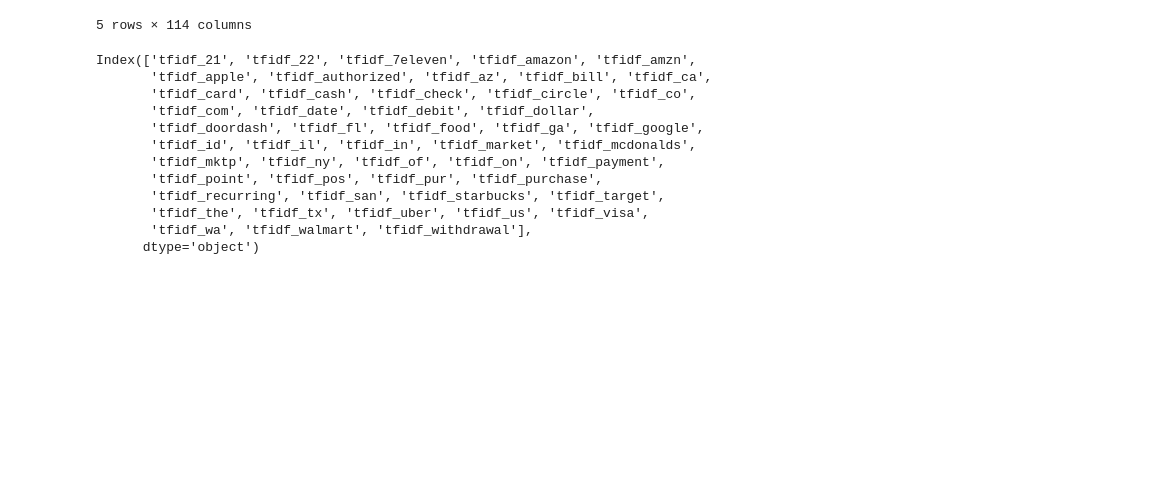
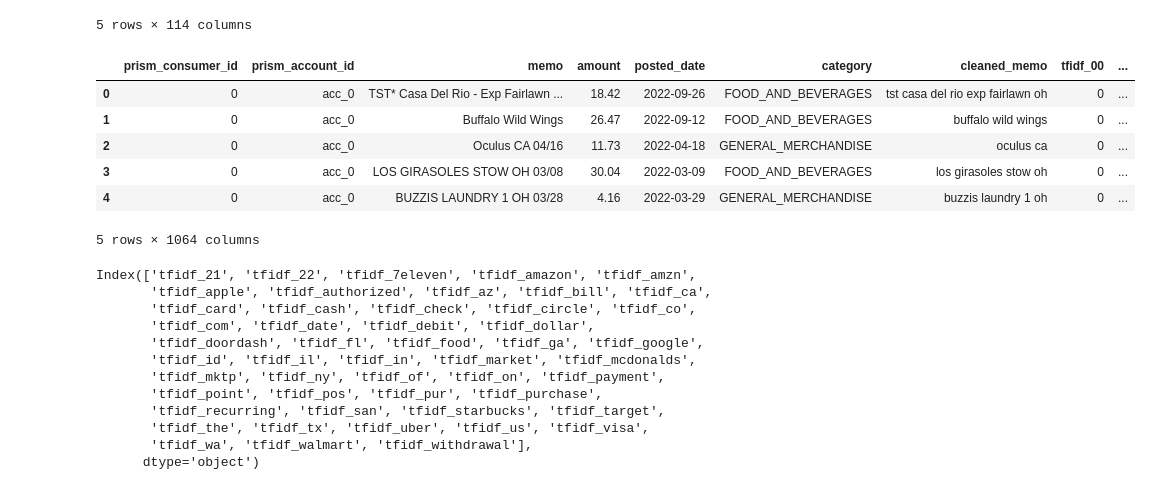
Before and after one commit to danielrmathew/prism-data-credit, a Jupyter notebook: drm_notebook.ipynb, the cells around one changed output. Drawn from its saved outputs; the diff is of its cells as text; code cells hidden in the pictures; blank space fills up the shorter version.

Commit message:
improved model with more tfidf features

```diff
--- a/drm_notebook.ipynb
+++ b/drm_notebook.ipynb
@@ -320,6 +320,9 @@ from sklearn.feature_extraction.text import TfidfVectorizer
 # %%
 vectorizer = TfidfVectorizer(max_features=50)
 tfidf = vectorizer.fit_transform(cleaned_memos)
+# %%
+vectorizer_2 = TfidfVectorizer(max_features=1000)
+tfidf_2 = vectorizer_2.fit_transform(cleaned_memos)
 # %%
 vectorizer.get_feature_names_out()
 # %% [output]
@@ -421,8 +427,12 @@ date_one_hot_df = pd.DataFrame.sparse.from_spmatrix(date_one_hot, columns=date_c
 
 amount_columns = np.concatenate([feature[1:] for feature in amount_enc.categories_])
 amount_one_hot_df = pd.DataFrame.sparse.from_spmatrix(amount_one_hot, columns=amount_columns)
+# %%
+tfidf_df_2 = pd.DataFrame.sparse.from_spmatrix(tfidf_2, columns=[f'tfidf_{feature}' for feature in vectorizer_2.get_feature_names_out()])
 # %%
 outflows_features = pd.concat([outflows_with_memo, tfidf_df, date_one_hot_df, amount_one_hot_df], axis=1)
+# %%
+outflows_features_2 = pd.concat([outflows_with_memo, tfidf_df_2, date_one_hot_df, amount_one_hot_df], axis=1)
 # %%
 # Get unique customer_ids
 ids_memo = outflows_features.prism_consumer_id.unique()
@@ -442,6 +455,16 @@ outflows_features_train.head()
 | 3 | 0 | acc_0 | LOS GIRASOLES STOW OH 03/08 | 30.04 | 2022-03-09 | FOOD_AND_BEVERAGES | los girasoles stow oh | 0 | ... |
 | 4 | 0 | acc_0 | BUZZIS LAUNDRY 1 OH 03/28 | 4.16 | 2022-03-29 | GENERAL_MERCHANDISE | buzzis laundry 1 oh | 0 | ... |
 5 rows × 114 columns
+# %%
+outflows_features_2.head()
+# %% [output]
+|  | prism_consumer_id | prism_account_id | memo | amount | posted_date | category | cleaned_memo | tfidf_00 | ... |
+| 0 | 0 | acc_0 | TST* Casa Del Rio - Exp Fairlawn ... | 18.42 | 2022-09-26 | FOOD_AND_BEVERAGES | tst casa del rio exp fairlawn oh | 0 | ... |
+| 1 | 0 | acc_0 | Buffalo Wild Wings | 26.47 | 2022-09-12 | FOOD_AND_BEVERAGES | buffalo wild wings | 0 | ... |
+| 2 | 0 | acc_0 | Oculus CA 04/16 | 11.73 | 2022-04-18 | GENERAL_MERCHANDISE | oculus ca | 0 | ... |
+| 3 | 0 | acc_0 | LOS GIRASOLES STOW OH 03/08 | 30.04 | 2022-03-09 | FOOD_AND_BEVERAGES | los girasoles stow oh | 0 | ... |
+| 4 | 0 | acc_0 | BUZZIS LAUNDRY 1 OH 03/28 | 4.16 | 2022-03-29 | GENERAL_MERCHANDISE | buzzis laundry 1 oh | 0 | ... |
+5 rows × 1064 columns
 # %%
 X_train = outflows_features_train.iloc[:, 7:]
 y_train = outflows_features_train['category']
```
Also changed, not shown: parts of 20 cells of this notebook.
